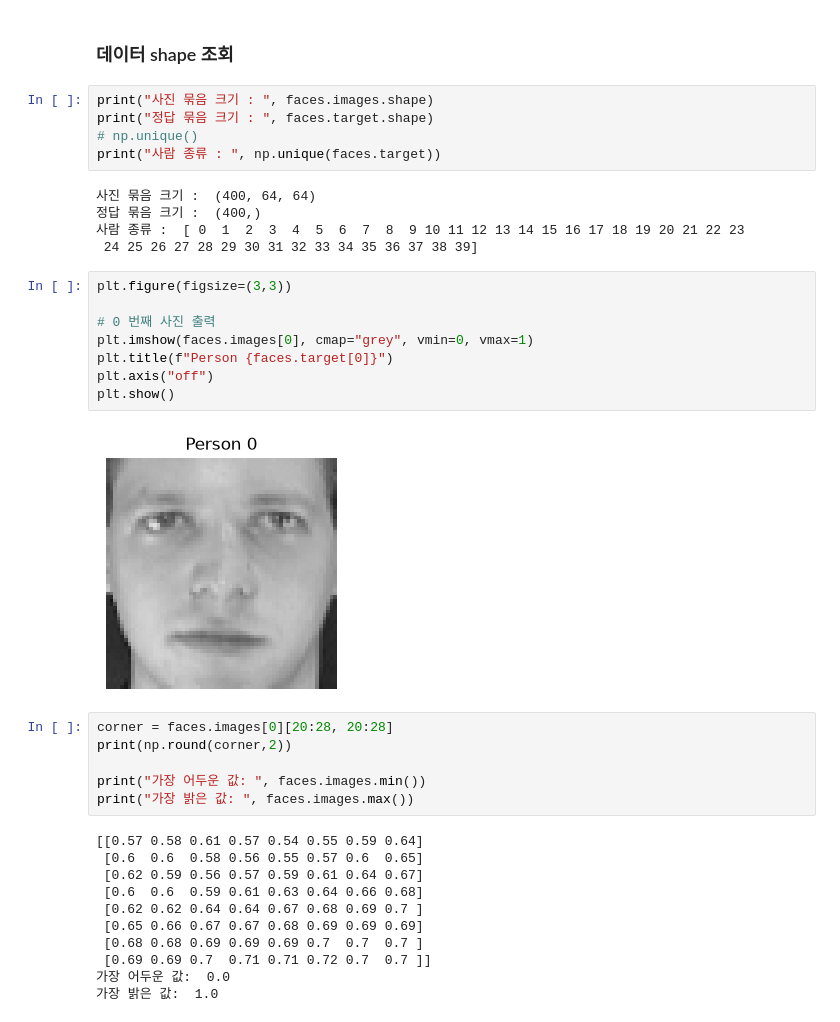
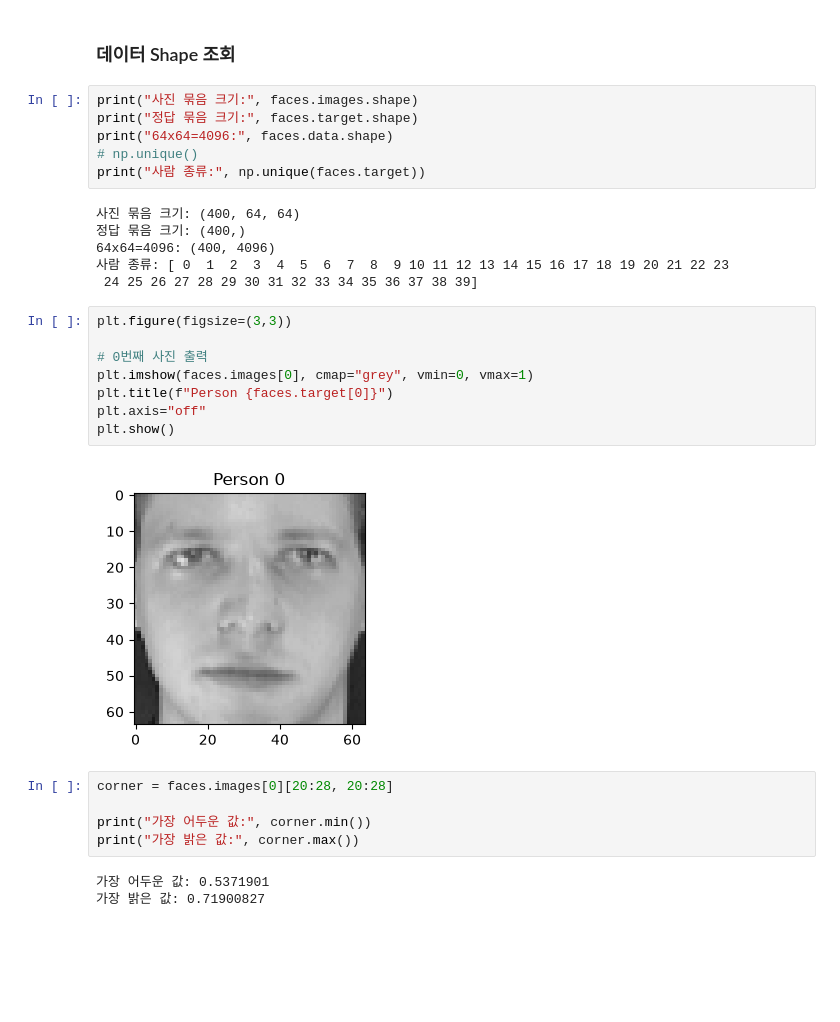
Before and after one commit to dhchun1203/kant_ML, a Jupyter notebook: 04_knn.ipynb, the cells around one changed output. Drawn from its saved outputs; the diff is of its cells as text; blank space fills up the shorter version.

```diff
--- a/04_knn.ipynb
+++ b/04_knn.ipynb
@@ -14,42 +12,35 @@ downloading Olivetti faces from https://ndownloader.figshare.com/files/5976027 t
 # %% [markdown]
-### 데이터 shape 조회
+### 데이터 Shape 조회
 # %%
-print("사진 묶음 크기 : ", faces.images.shape)
-print("정답 묶음 크기 : ", faces.target.shape)
+print("사진 묶음 크기:", faces.images.shape)
+print("정답 묶음 크기:", faces.target.shape)
+print("64x64=4096:", faces.data.shape)
 # np.unique()
-print("사람 종류 : ", np.unique(faces.target))
+print("사람 종류:", np.unique(faces.target))
 # %% [output]
-사진 묶음 크기 :  (400, 64, 64)
-정답 묶음 크기 :  (400,)
-사람 종류 :  [ 0  1  2  3  4  5  6  7  8  9 10 11 12 13 14 15 16 17 18 19 20 21 22 23
+사진 묶음 크기: (400, 64, 64)
+정답 묶음 크기: (400,)
+64x64=4096: (400, 4096)
+사람 종류: [ 0  1  2  3  4  5  6  7  8  9 10 11 12 13 14 15 16 17 18 19 20 21 22 23
  24 25 26 27 28 29 30 31 32 33 34 35 36 37 38 39]
 # %%
 plt.figure(figsize=(3,3))
 
-# 0 번째 사진 출력
+# 0번째 사진 출력
 plt.imshow(faces.images[0], cmap="grey", vmin=0, vmax=1)
 plt.title(f"Person {faces.target[0]}")
-plt.axis("off")
+plt.axis="off"
 plt.show()
 # %% [output]
-[figure, old version]
+[figure, new version]
 # %%
 corner = faces.images[0][20:28, 20:28]
-print(np.round(corner,2))
 
-print("가장 어두운 값: ", faces.images.min())
-print("가장 밝은 값: ", faces.images.max())
+print("가장 어두운 값:", corner.min())
+print("가장 밝은 값:", corner.max())
 # %% [output]
-[[0.57 0.58 0.61 0.57 0.54 0.55 0.59 0.64]
- [0.6  0.6  0.58 0.56 0.55 0.57 0.6  0.65]
- [0.62 0.59 0.56 0.57 0.59 0.61 0.64 0.67]
- [0.6  0.6  0.59 0.61 0.63 0.64 0.66 0.68]
- [0.62 0.62 0.64 0.64 0.67 0.68 0.69 0.7 ]
- [0.65 0.66 0.67 0.67 0.68 0.69 0.69 0.69]
- [0.68 0.68 0.69 0.69 0.69 0.7  0.7  0.7 ]
- [0.69 0.69 0.7  0.71 0.71 0.72 0.7  0.7 ]]
-가장 어두운 값:  0.0
-가장 밝은 값:  1.0
+가장 어두운 값: 0.5371901
+가장 밝은 값: 0.71900827
 # %%
 fig, ax = plt.subplots(figsize=(5,5))
 ax.imshow(corner, cmap="grey", vmin=0, vmax=1)
```
Also changed, not shown: parts of 20 cells of this notebook, 5 other files.
